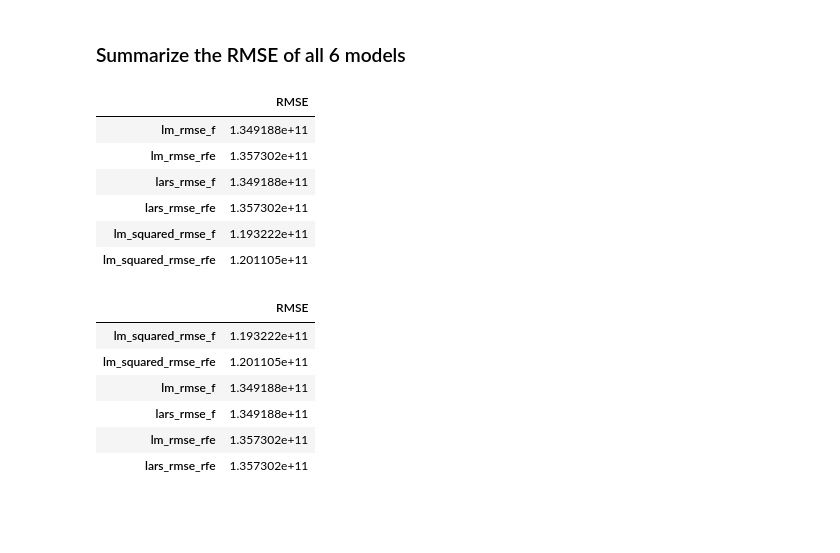
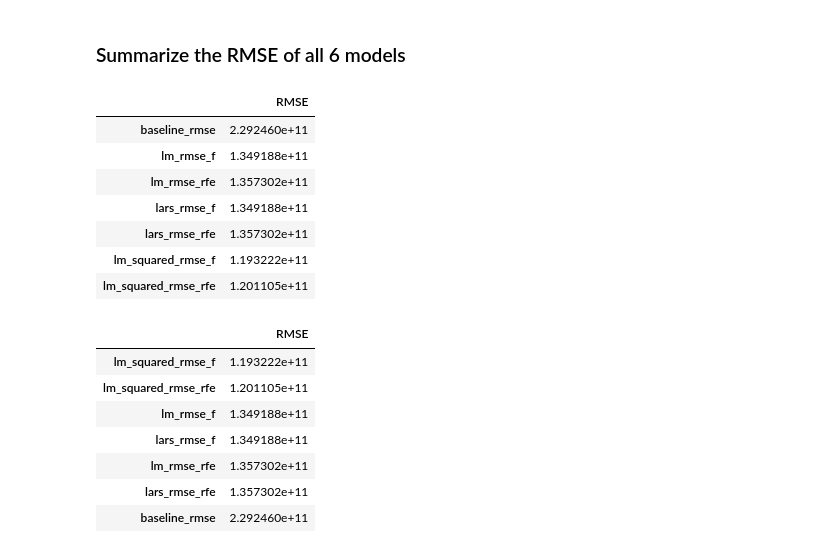
Before and after one commit to Estimating-Home-Value/Predicting-Tax-Assessed-Home-Values, a Jupyter notebook: scratchpad_shi.ipynb, the cells around one changed output. Drawn from its saved outputs; the diff is of its cells as text; code cells hidden in the pictures; blank space fills up the shorter version.

Commit message:
add baseline_rmse for comparision

```diff
--- a/scratchpad_shi.ipynb
+++ b/scratchpad_shi.ipynb
@@ -1623,13 +1623,20 @@ plot_residuals(y_train, lm_squared_pred_rfe, 'rfe_features')
 # %% [markdown]
 ### Summarize the RMSE of all 6 models
 # %%
-rmse_values = [lm_rmse_f, lm_rmse_rfe, lars_rmse_f, lars_rmse_rfe, lm_squared_rmse_f, lm_squared_rmse_rfe]
-rmse_index = ['lm_rmse_f', 'lm_rmse_rfe', 'lars_rmse_f', 'lars_rmse_rfe', 'lm_squared_rmse_f', 'lm_squared_rmse_rfe']
+rmse_values = [baseline_rmse,
+               lm_rmse_f, lm_rmse_rfe,
+               lars_rmse_f, lars_rmse_rfe,
+               lm_squared_rmse_f, lm_squared_rmse_rfe]
+rmse_index = ['baseline_rmse',
+              'lm_rmse_f', 'lm_rmse_rfe',
+              'lars_rmse_f', 'lars_rmse_rfe',
+              'lm_squared_rmse_f', 'lm_squared_rmse_rfe']
 
 rmse = pd.DataFrame(rmse_values, index=rmse_index, columns=['RMSE'])
 rmse
 # %% [output]
 |  | RMSE |
+| baseline_rmse | 2.292460e+11 |
 | lm_rmse_f | 1.349188e+11 |
 | lm_rmse_rfe | 1.357302e+11 |
 | lars_rmse_f | 1.349188e+11 |
@@ -1646,3 +1653,4 @@ rmse.sort_values(by='RMSE')
 | lars_rmse_f | 1.349188e+11 |
 | lm_rmse_rfe | 1.357302e+11 |
 | lars_rmse_rfe | 1.357302e+11 |
+| baseline_rmse | 2.292460e+11 |
```
